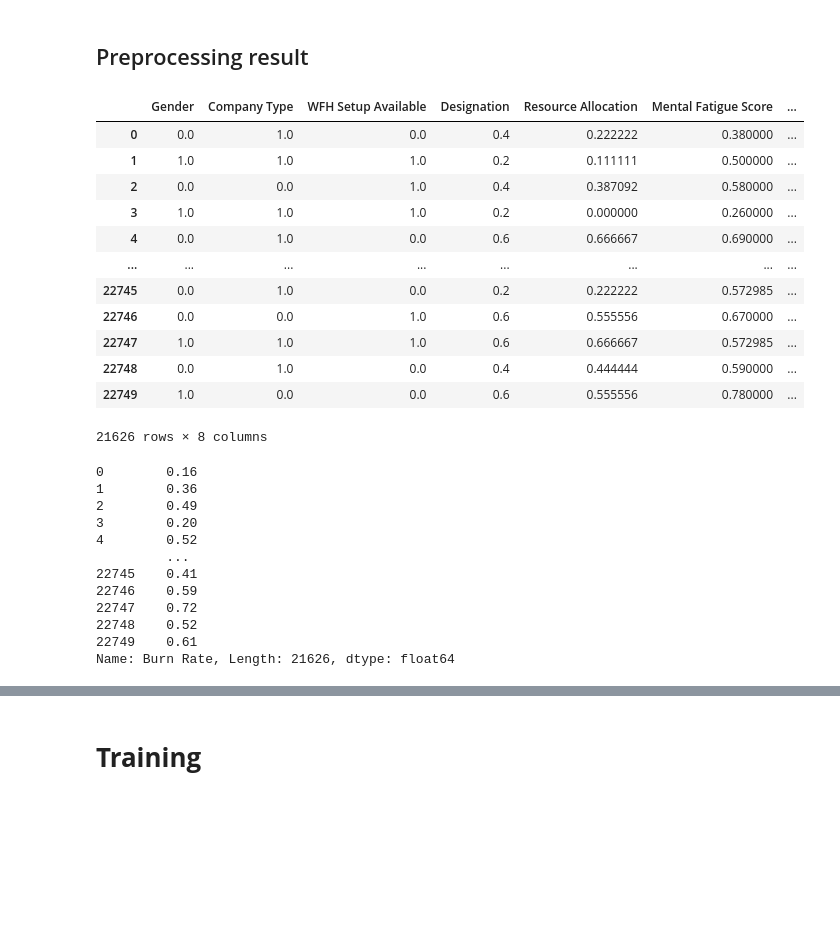
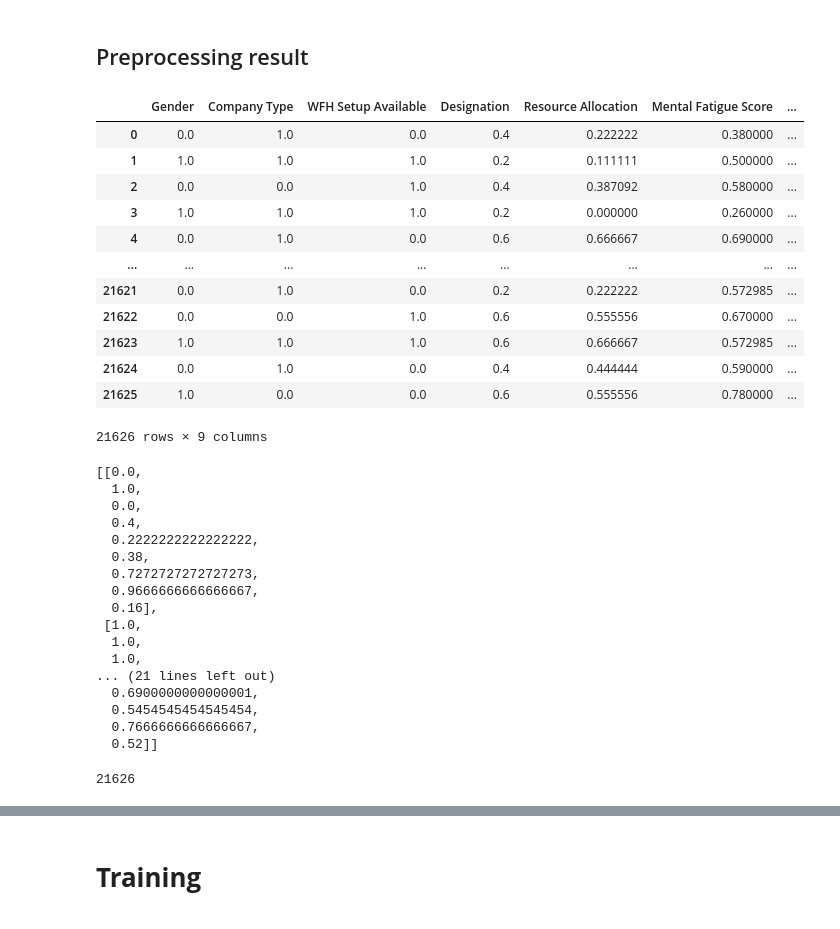
Before and after one commit to tintinap/Maching-Learning-Final-Exam, a Jupyter notebook: mental_health_burning_rate_of_employee_main.ipynb, the cells around one changed output, grey strips where cells are left out. Saved outputs shown, nothing was run; the diff lists cells and outputs as text; code cells hidden in the pictures; blank space fills up the shorter version.

```diff
--- a/mental_health_burning_rate_of_employee_main.ipynb
+++ b/mental_health_burning_rate_of_employee_main.ipynb
@@ -80,31 +80,43 @@ X, y = preprocess_input(data)
-# %%
-X
-# %% [output]
-|  | Gender | Company Type | WFH Setup Available | Designation | Resource Allocation | Mental Fatigue Score | ... |
-| 0 | 0.0 | 1.0 | 0.0 | 0.4 | 0.222222 | 0.380000 | ... |
-| 1 | 1.0 | 1.0 | 1.0 | 0.2 | 0.111111 | 0.500000 | ... |
-| 2 | 0.0 | 0.0 | 1.0 | 0.4 | 0.387092 | 0.580000 | ... |
-| 3 | 1.0 | 1.0 | 1.0 | 0.2 | 0.000000 | 0.260000 | ... |
-| 4 | 0.0 | 1.0 | 0.0 | 0.6 | 0.666667 | 0.690000 | ... |
-| ... | ... | ... | ... | ... | ... | ... | ... |
-| 22745 | 0.0 | 1.0 | 0.0 | 0.2 | 0.222222 | 0.572985 | ... |
-| 22746 | 0.0 | 0.0 | 1.0 | 0.6 | 0.555556 | 0.670000 | ... |
-| 22747 | 1.0 | 1.0 | 1.0 | 0.6 | 0.666667 | 0.572985 | ... |
-| 22748 | 0.0 | 1.0 | 0.0 | 0.4 | 0.444444 | 0.590000 | ... |
-| 22749 | 1.0 | 0.0 | 0.0 | 0.6 | 0.555556 | 0.780000 | ... |
-21626 rows × 8 columns
-# %%
-y
-# %% [output]
-0        0.16
-1        0.36
-2        0.49
-3        0.20
-4        0.52
-         ...
-22745    0.41
-22746    0.59
-22747    0.72
-22748    0.52
-22749    0.61
-Name: Burn Rate, Length: 21626, dtype: float64
+# %%
+df = preprocess_input_mental(data)
+# %%
+df
+# %% [output]
+|  | Gender | Company Type | WFH Setup Available | Designation | Resource Allocation | Mental Fatigue Score | ... |
+| 0 | 0.0 | 1.0 | 0.0 | 0.4 | 0.222222 | 0.380000 | ... |
+| 1 | 1.0 | 1.0 | 1.0 | 0.2 | 0.111111 | 0.500000 | ... |
+| 2 | 0.0 | 0.0 | 1.0 | 0.4 | 0.387092 | 0.580000 | ... |
+| 3 | 1.0 | 1.0 | 1.0 | 0.2 | 0.000000 | 0.260000 | ... |
+| 4 | 0.0 | 1.0 | 0.0 | 0.6 | 0.666667 | 0.690000 | ... |
+| ... | ... | ... | ... | ... | ... | ... | ... |
+| 21621 | 0.0 | 1.0 | 0.0 | 0.2 | 0.222222 | 0.572985 | ... |
+| 21622 | 0.0 | 0.0 | 1.0 | 0.6 | 0.555556 | 0.670000 | ... |
+| 21623 | 1.0 | 1.0 | 1.0 | 0.6 | 0.666667 | 0.572985 | ... |
+| 21624 | 0.0 | 1.0 | 0.0 | 0.4 | 0.444444 | 0.590000 | ... |
+| 21625 | 1.0 | 0.0 | 0.0 | 0.6 | 0.555556 | 0.780000 | ... |
+21626 rows × 9 columns
+# %%
+df_list = df.values.tolist()
+df_list[:5]
+# %% [output]
+[[0.0,
+  1.0,
+  0.0,
+  0.4,
+  0.2222222222222222,
+  0.38,
+  0.7272727272727273,
+  0.9666666666666667,
+  0.16],
+ [1.0,
+  1.0,
+  1.0,
+... (21 lines left out)
+  0.6900000000000001,
+  0.5454545454545454,
+  0.7666666666666667,
+  0.52]]
+# %%
+len(df)
+# %% [output]
+21626
```
Also changed, not shown: parts of 25 cells of this notebook.
